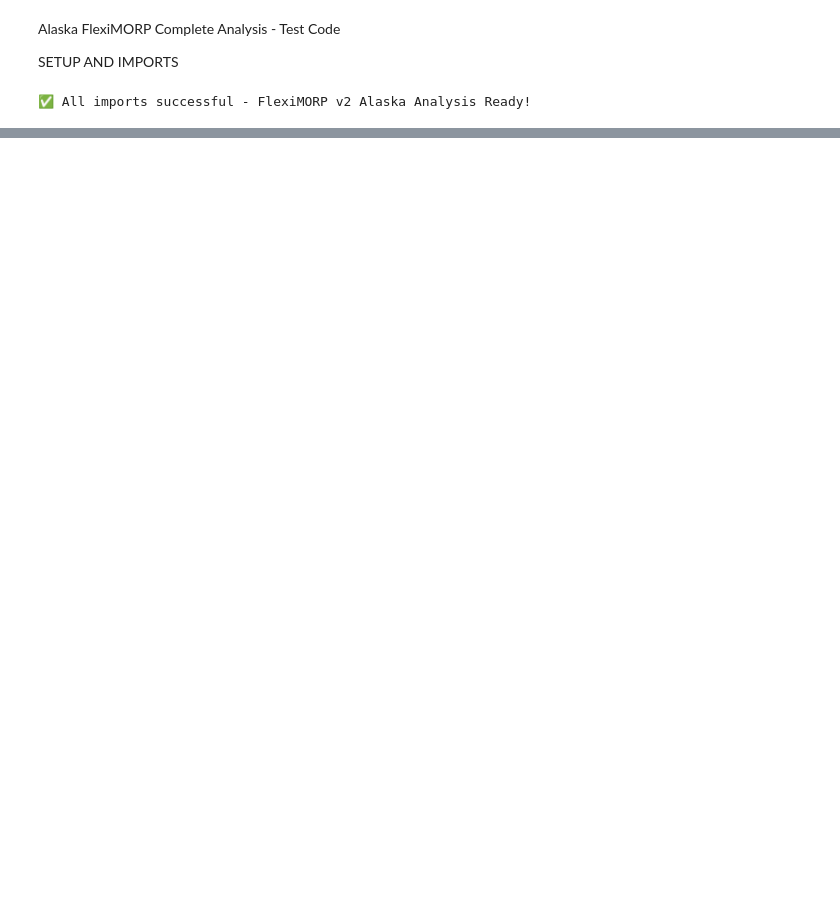
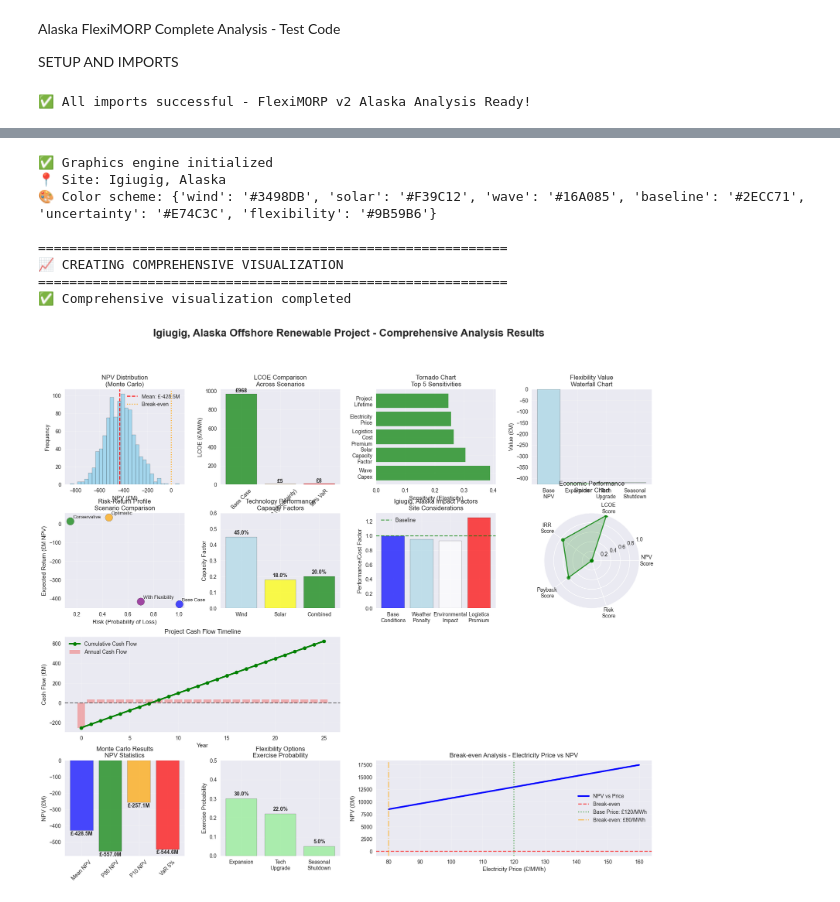
Before and after one commit to nishasdk/fleximorpv2, a Jupyter notebook: notebooks/alaska_analysis.ipynb, the cells around one changed output, grey strips where cells are left out. Saved outputs shown, nothing was run; the diff lists cells and outputs as text; code cells hidden in the pictures; blank space fills up the shorter version.

```diff
--- a/notebooks/alaska_analysis.ipynb
+++ b/notebooks/alaska_analysis.ipynb
@@ -54,0 +373,32 @@ except Exception as e:
+# %%
+# Set up matplotlib for notebook display
+%matplotlib inline
+plt.rcParams['figure.max_open_warning'] = 50
+
+# Initialize graphics engine
+graphics = GraphicsEngine(config)
+
+print("✅ Graphics engine initialized")
+print(f"📍 Site: {config.name}")
+print(f"🎨 Color scheme: {graphics.colors}")
+
+# Create the comprehensive visualization
+fig = graphics.create_comprehensive_visualization(
+    base_design=base_design,
+    uncertainty_summary=uncertainty_results,
+    flexibility_summary=flexibility_summary,
+    ranked_sensitivities=ranked_sensitivities
+)
+
+# Display the plot
+plt.show()
+# %% [output]
+✅ Graphics engine initialized
+📍 Site: Igiugig, Alaska
+🎨 Color scheme: {'wind': '#3498DB', 'solar': '#F39C12', 'wave': '#16A085', 'baseline': '#2ECC71', 'uncertainty': '#E74C3C', 'flexibility': '#9B59B6'}
+
+============================================================
+📈 CREATING COMPREHENSIVE VISUALIZATION
+============================================================
+✅ Comprehensive visualization completed
+[figure, added]
```
Also changed, not shown: parts of 8 cells of this notebook, 10 other files.
